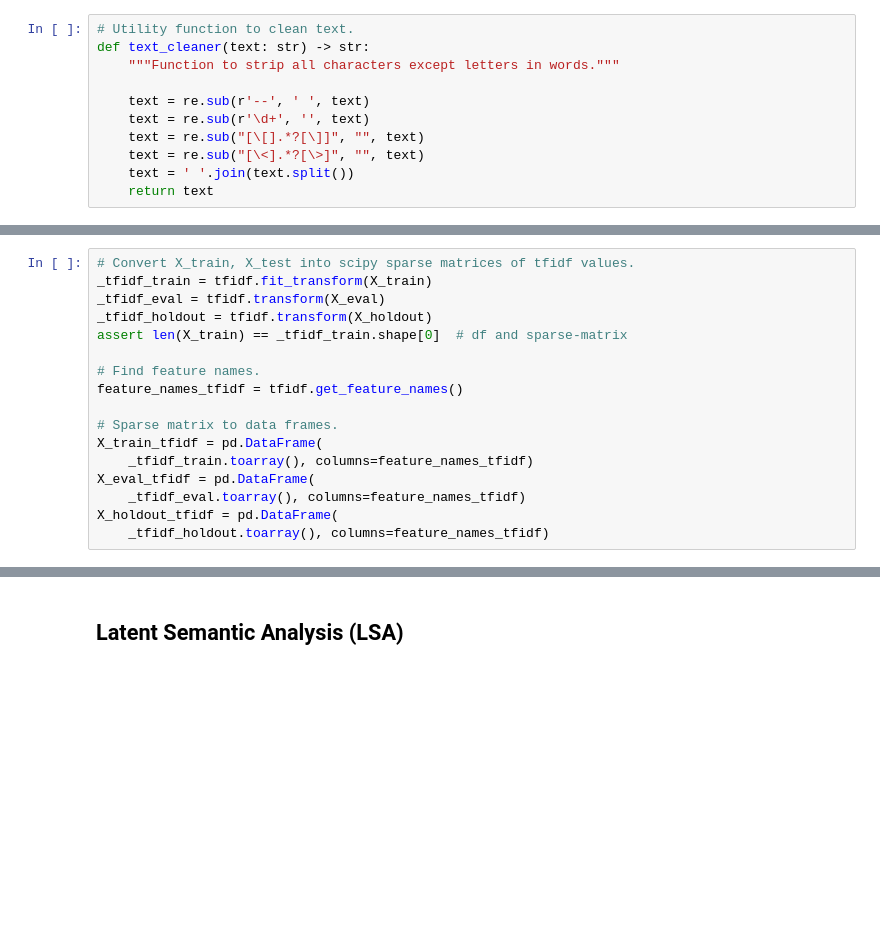
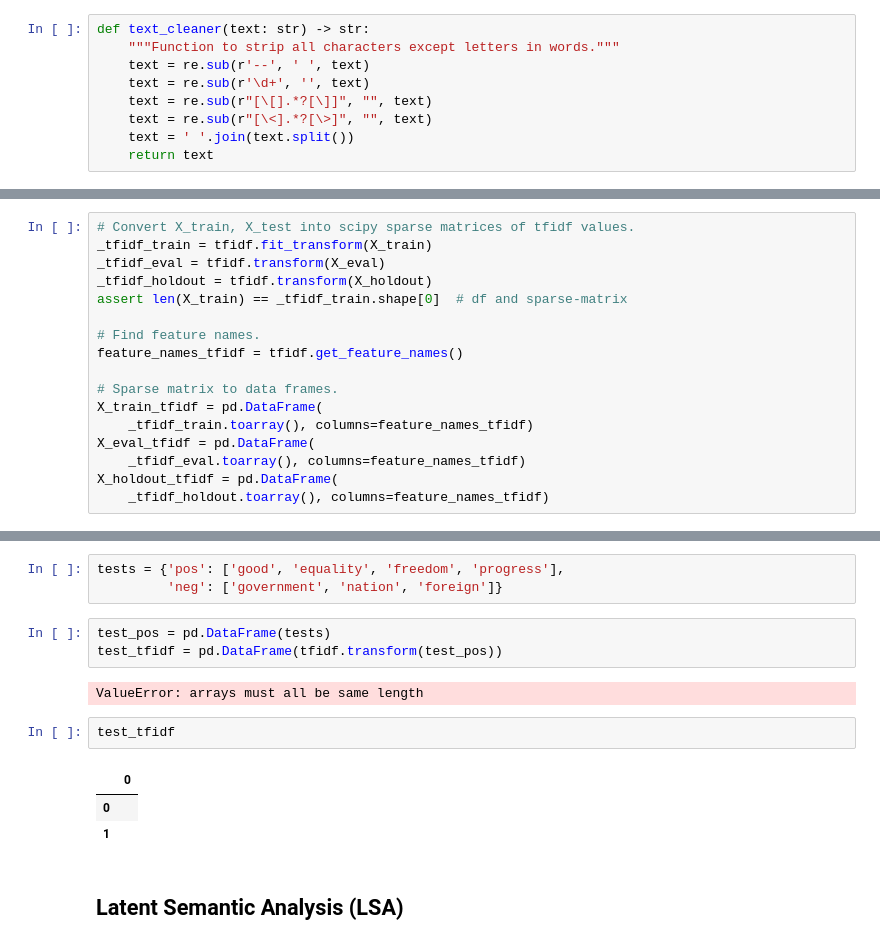
Before and after one commit to serfsup/thinkful-unsupervised-capstone, a Jupyter notebook: Thinkful.U4L5.1 Unsupervised Capstone.ipynb, the cells around one changed output, grey strips where cells are left out. Cells and saved outputs as stored; diff of their text form; blank space fills up the shorter version.

```diff
--- a/Thinkful.U4L5.1 Unsupervised Capstone.ipynb
+++ b/Thinkful.U4L5.1 Unsupervised Capstone.ipynb
@@ -108,14 +108,12 @@ for file_name, president in zip(files, presidents):
         doc = f.read()
         docs.append((doc, president))
 # %%
-# Utility function to clean text.
 def text_cleaner(text: str) -> str:
     """Function to strip all characters except letters in words."""
-
     text = re.sub(r'--', ' ', text)
     text = re.sub(r'\d+', '', text)
-    text = re.sub("[\[].*?[\]]", "", text)
-    text = re.sub("[\<].*?[\>]", "", text)
+    text = re.sub(r"[\[].*?[\]]", "", text)
+    text = re.sub(r"[\<].*?[\>]", "", text)
     text = ' '.join(text.split())
     return text
 # %%
@@ -300,6 +327,20 @@ Train Weights:
 80   government       0.023
 147      people       0.023
 158   principle       0.023
+# %%
+tests = {'pos': ['good', 'equality', 'freedom', 'progress'],
+         'neg': ['government', 'nation', 'foreign']}
+# %%
+test_pos = pd.DataFrame(tests)
+test_tfidf = pd.DataFrame(tfidf.transform(test_pos))
+# %% [output]
+ValueError: arrays must all be same length
+# %%
+test_tfidf
+# %% [output]
+|  | 0 |
+| 0 |  |
+| 1 |  |
 # %% [markdown]
 ## Latent Semantic Analysis (LSA)
 # %%
```
Also changed, not shown: parts of 43 cells of this notebook.
